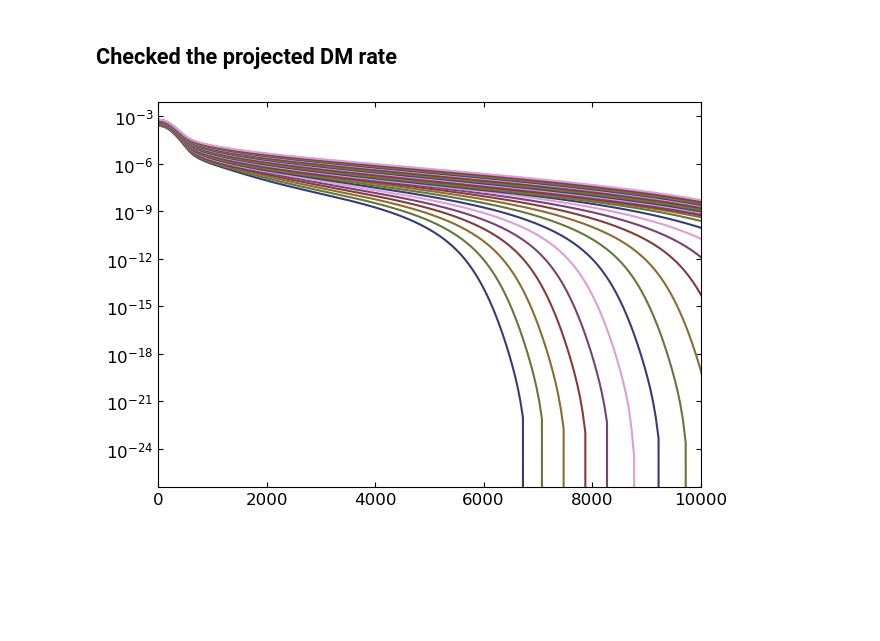
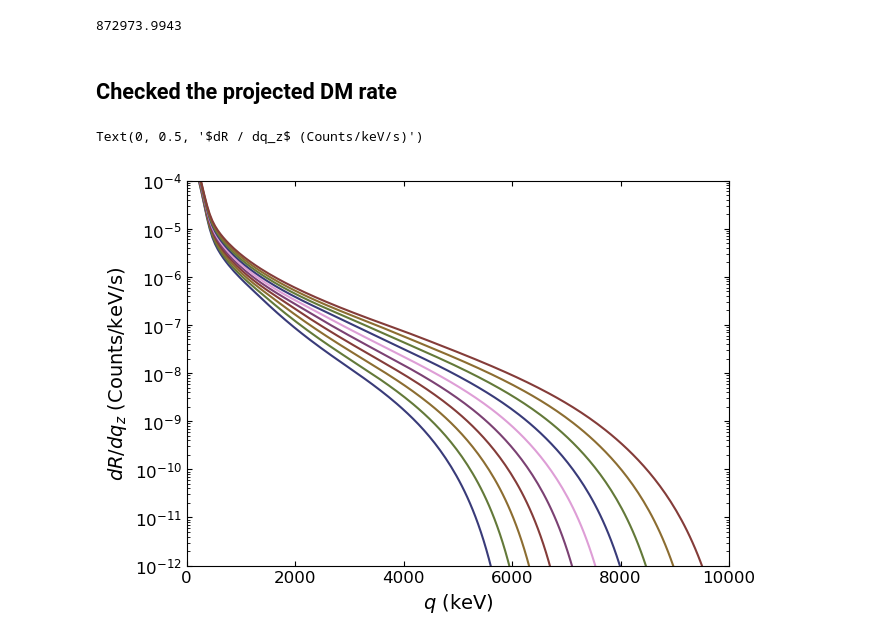
Before and after one commit to yuhants/dm_nanospheres, a Jupyter notebook: analysis_notebooks/sphere_combined_optimum_interval.ipynb, the cells around one changed output. Cells and saved outputs as stored; diff of their text form; code cells hidden in the pictures; blank space fills up the shorter version.

```diff
--- a/analysis_notebooks/sphere_combined_optimum_interval.ipynb
+++ b/analysis_notebooks/sphere_combined_optimum_interval.ipynb
@@ -10,5 +13,28 @@ utils.load_plotting_setting()
+# %%
+file = h5py.File(r'/Users/yuhan/work/nanospheres/dm_nanospheres/data_processed/sphere_data/sphere_20241202_recon_all.h5py')
+file['recon_data_all'].attrs['livetime_sec']
+# %% [output]
+872973.9943
 # %% [markdown]
 ## Checked the projected DM rate
 # %%
-drdqzn_1ev_file = r'/Users/yuhan/work/nanospheres/dm_nanospheres/data_processed/dm_rate/drdqz_100mevthr_nanosphere_8.30e-02_coarse_150kevsigma_1e+00.npz'
-drdqzn_1ev = np.load(drdqz_1ev_file)
+drdqzn_1ev_file = r'/Users/yuhan/work/nanospheres/dm_nanospheres/data_processed/dm_rate/drdqz_100mevthr_nanosphere_8.30e-02_coarse_ampdepsigma_1e+00.npz'
+drdqzn_1ev = np.load(drdqzn_1ev_file)
+
+q_kev = drdqzn_1ev['bc_kev']
+drdqzn = drdqzn_1ev['drdqzn']
+mx = drdqzn_1ev['mx_list']
+alpha = drdqzn_1ev['alpha_list']
+
+for i in range(10, 20):
+    plt.plot(q_kev, drdqzn[23, i])
+
+plt.xlim(0, 10000)
+plt.ylim(1e-12, 1e-4)
+plt.yscale('log')
+
+plt.xlabel('$q$ (keV)')
+plt.ylabel('$dR / dq_z$ (Counts/keV/s)')
+# %% [output]
+Text(0, 0.5, '$dR / dq_z$ (Counts/keV/s)')
+[figure, added]
@@ -20,8 +40,0 @@ alpha = drdqzn_1ev['alpha_list']
-# %%
-for i in range(10, 40):
-    plt.plot(q_kev, drdqzn[23, i])
-
-plt.xlim(0, 10000)
-plt.yscale('log')
-# %% [output]
-[figure, removed]
```
Also changed, not shown: parts of 4 cells of this notebook, 34 other files.
